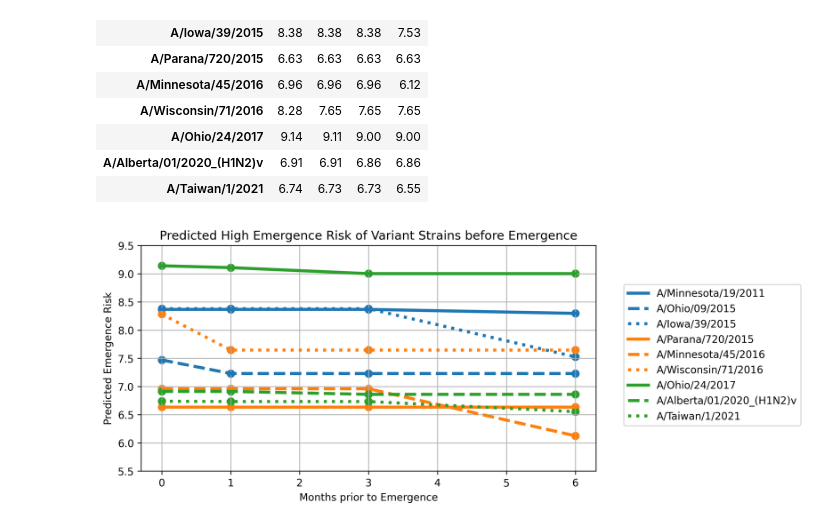
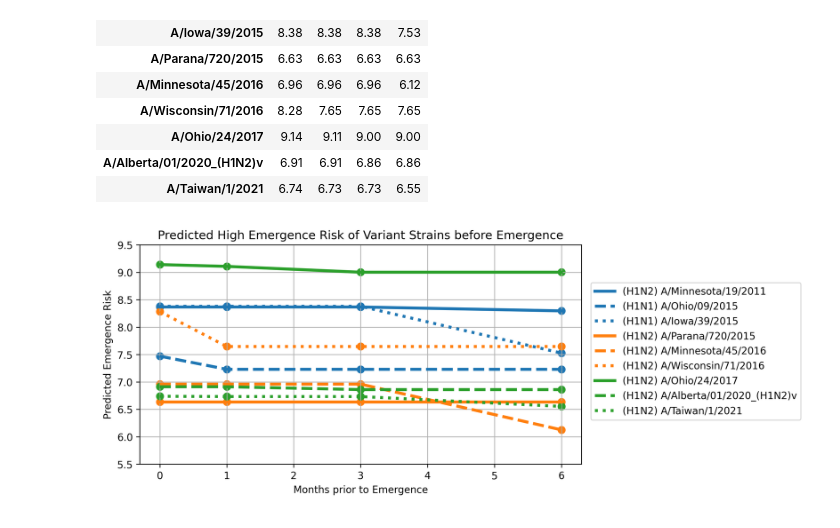
Before and after one commit to zeroknowledgediscovery/emergenet, a Jupyter notebook: paper_data_v3/irat_enet/variant_predictions.ipynb, the cells around one changed output. Cells and saved outputs as stored; diff of their text form; code cells hidden in the pictures.

```diff
--- a/paper_data_v3/irat_enet/variant_predictions.ipynb
+++ b/paper_data_v3/irat_enet/variant_predictions.ipynb
@@ -109,25 +109,25 @@ data.round(2)
 # %%
 colors = ['#1f77b4', '#ff7f0e', '#2ca02c']
 linestyles = ['-', '--', ':']
 styles = []
 for c in colors:
     for l in linestyles:
         styles.append([c, l])
 
 plt.figure(figsize=(8, 4))
 x = [0, 1, 3, 6]
 for i, name in enumerate(data.index):
     color = styles[i][0]
     linestyle = styles[i][1]
     plt.scatter(x, data.T[name], color=color, s=50)
-    plt.plot(x, data.T[name], label=name, linewidth=3, linestyle=linestyle, color=color)
+    plt.plot(x, data.T[name], label=f'({variant["subtype"].values[i]}) '+name, linewidth=3, linestyle=linestyle, color=color)
 
 plt.title('Predicted High Emergence Risk of Variant Strains before Emergence')
 plt.xlabel('Months prior to Emergence')
 plt.ylim((5.5, 9.5))
 plt.ylabel('Predicted Emergence Risk')
-plt.legend(bbox_to_anchor=(1.05, 0.85))
+plt.legend(bbox_to_anchor=(1.01, 0.85))
 plt.grid()
 plt.savefig(OUT_DIR + 'variant.png', bbox_inches='tight', transparent=True)
 # %% [output]
-[figure, old version]
+[figure, new version]
```
Also changed, not shown: 1 other file.
